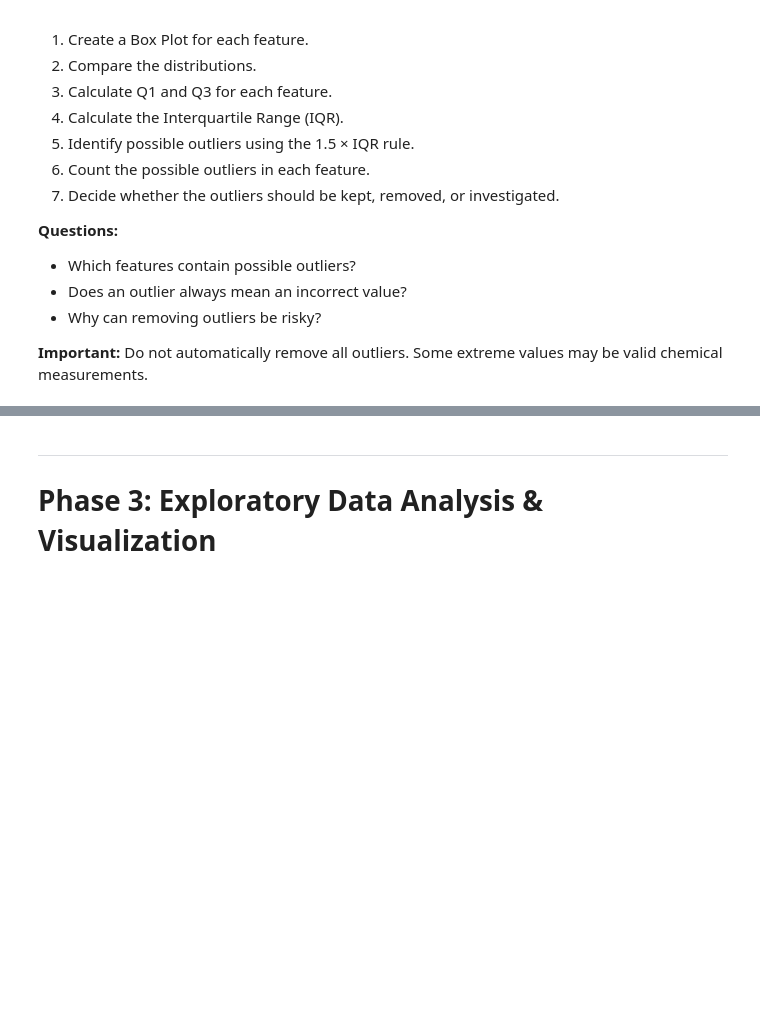
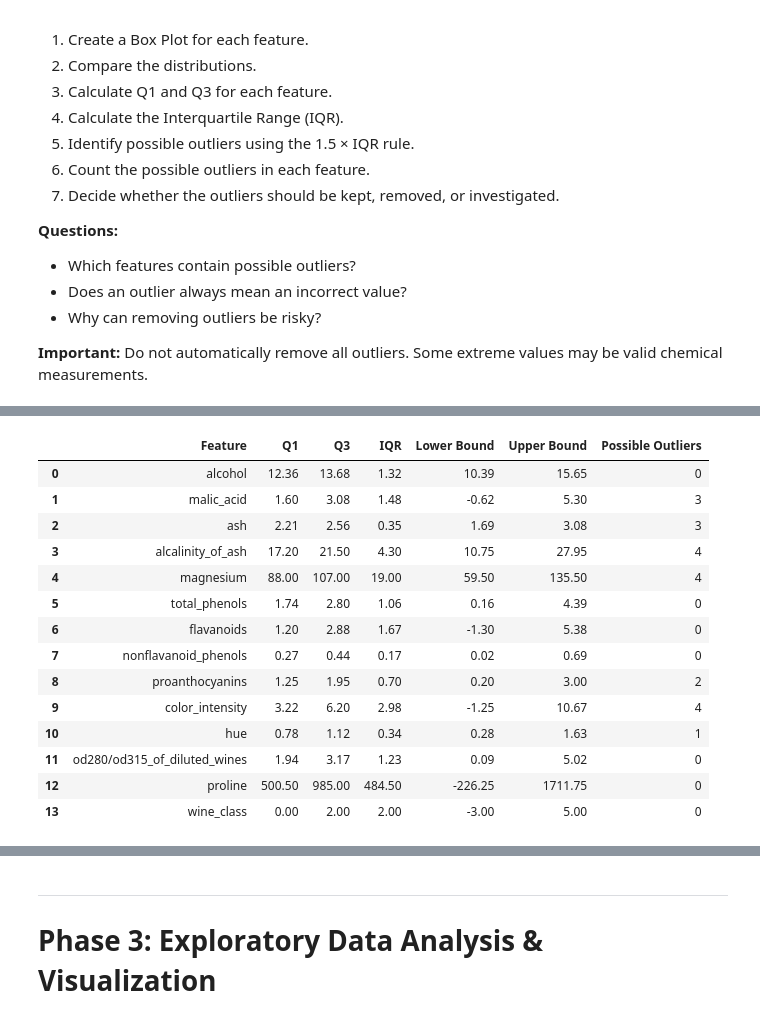
Before and after one commit to alaawaleed712-a11y/DEPI_Task, a Jupyter notebook: Data_Visualization_session_2_Tasks.ipynb, the cells around one changed output, grey strips where cells are left out. Drawn from its saved outputs; the diff is of its cells as text; code cells hidden in the pictures; blank space fills up the shorter version.

```diff
--- a/Data_Visualization_session_2_Tasks.ipynb
+++ b/Data_Visualization_session_2_Tasks.ipynb
@@ -259,0 +397,41 @@ Use these numerical columns:
+# %%
+results = []
+
+for col in features:
+    Q1 = df[col].quantile(0.25)
+    Q3 = df[col].quantile(0.75)
+    IQR = Q3 - Q1
+
+    lower = Q1 - 1.5 * IQR
+    upper = Q3 + 1.5 * IQR
+
+    outliers = df[(df[col] < lower) | (df[col] > upper)][col]
+
+    results.append({
+        "Feature": col,
+        "Q1": Q1,
+        "Q3": Q3,
+        "IQR": IQR,
+        "Lower Bound": lower,
+        "Upper Bound": upper,
+        "Possible Outliers": len(outliers)
+    })
+
+outlier_table = pd.DataFrame(results)
+outlier_table.round(2)
+# %% [output]
+|  | Feature | Q1 | Q3 | IQR | Lower Bound | Upper Bound | Possible Outliers |
+| 0 | alcohol | 12.36 | 13.68 | 1.32 | 10.39 | 15.65 | 0 |
+| 1 | malic_acid | 1.60 | 3.08 | 1.48 | -0.62 | 5.30 | 3 |
+| 2 | ash | 2.21 | 2.56 | 0.35 | 1.69 | 3.08 | 3 |
+| 3 | alcalinity_of_ash | 17.20 | 21.50 | 4.30 | 10.75 | 27.95 | 4 |
+| 4 | magnesium | 88.00 | 107.00 | 19.00 | 59.50 | 135.50 | 4 |
+| 5 | total_phenols | 1.74 | 2.80 | 1.06 | 0.16 | 4.39 | 0 |
+| 6 | flavanoids | 1.20 | 2.88 | 1.67 | -1.30 | 5.38 | 0 |
+| 7 | nonflavanoid_phenols | 0.27 | 0.44 | 0.17 | 0.02 | 0.69 | 0 |
+| 8 | proanthocyanins | 1.25 | 1.95 | 0.70 | 0.20 | 3.00 | 2 |
+| 9 | color_intensity | 3.22 | 6.20 | 2.98 | -1.25 | 10.67 | 4 |
+| 10 | hue | 0.78 | 1.12 | 0.34 | 0.28 | 1.63 | 1 |
+| 11 | od280/od315_of_diluted_wines | 1.94 | 3.17 | 1.23 | 0.09 | 5.02 | 0 |
+| 12 | proline | 500.50 | 985.00 | 484.50 | -226.25 | 1711.75 | 0 |
+| 13 | wine_class | 0.00 | 2.00 | 2.00 | -3.00 | 5.00 | 0 |
```
Also changed, not shown: parts of 12 cells of this notebook.
